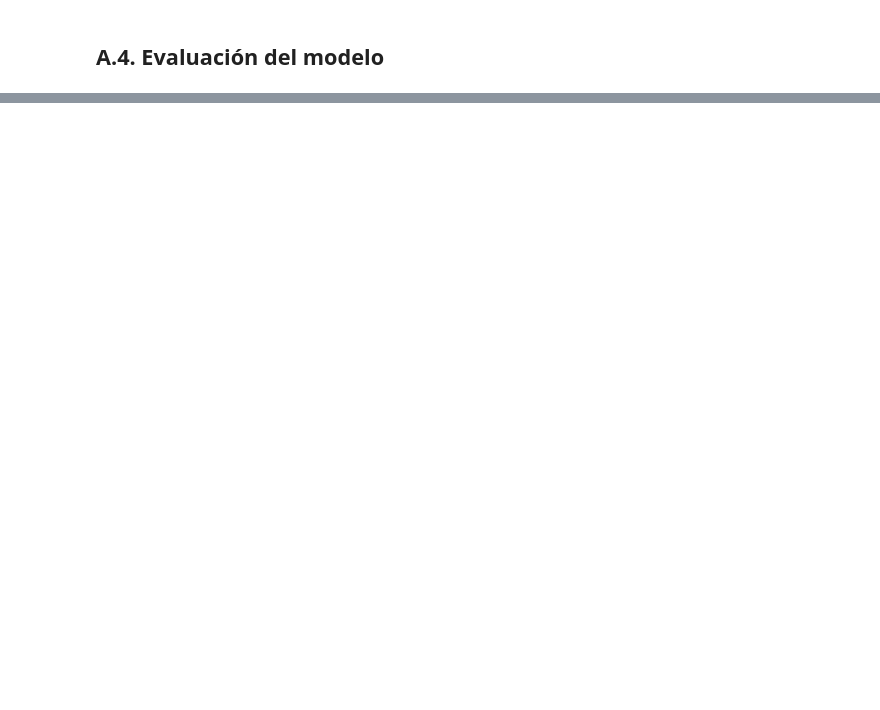
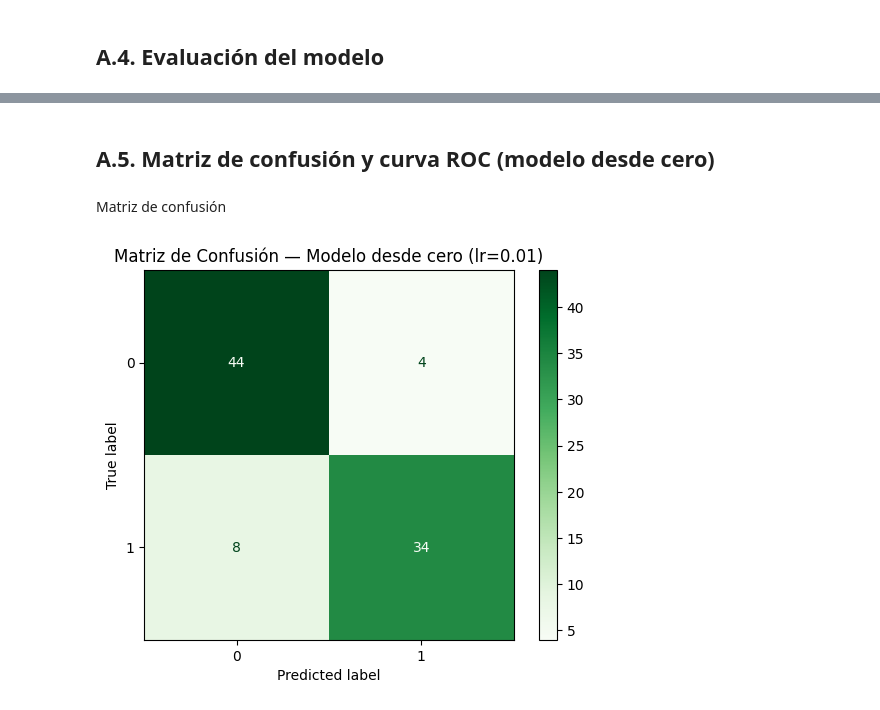
Before and after one commit to WilderSr99/ENEI-2025-ML1-Tarea2, a Jupyter notebook: src/ParteA_Logistic_Binaria.ipynb, the cells around one changed output, grey strips where cells are left out. Cells and saved outputs as stored; diff of their text form; code cells hidden in the pictures; blank space fills up the shorter version.

```diff
--- a/src/ParteA_Logistic_Binaria.ipynb
+++ b/src/ParteA_Logistic_Binaria.ipynb
@@ -120,0 +155,12 @@ plt.show()
+# %% [markdown]
+## A.5. Matriz de confusión y curva ROC (modelo desde cero)
+# %% [markdown]
+Matriz de confusión
+# %%
+cm = confusion_matrix(y_test, y_pred1)
+ConfusionMatrixDisplay(confusion_matrix=cm).plot(cmap="Greens")
+plt.title("Matriz de Confusión — Modelo desde cero (lr=0.01)")
+plt.savefig("../report/figuras/matriz_confusion_binaria.png", dpi=300)
+plt.show()
+# %% [output]
+[figure, added]
```
Also changed, not shown: parts of 29 cells of this notebook, 9 other files.
